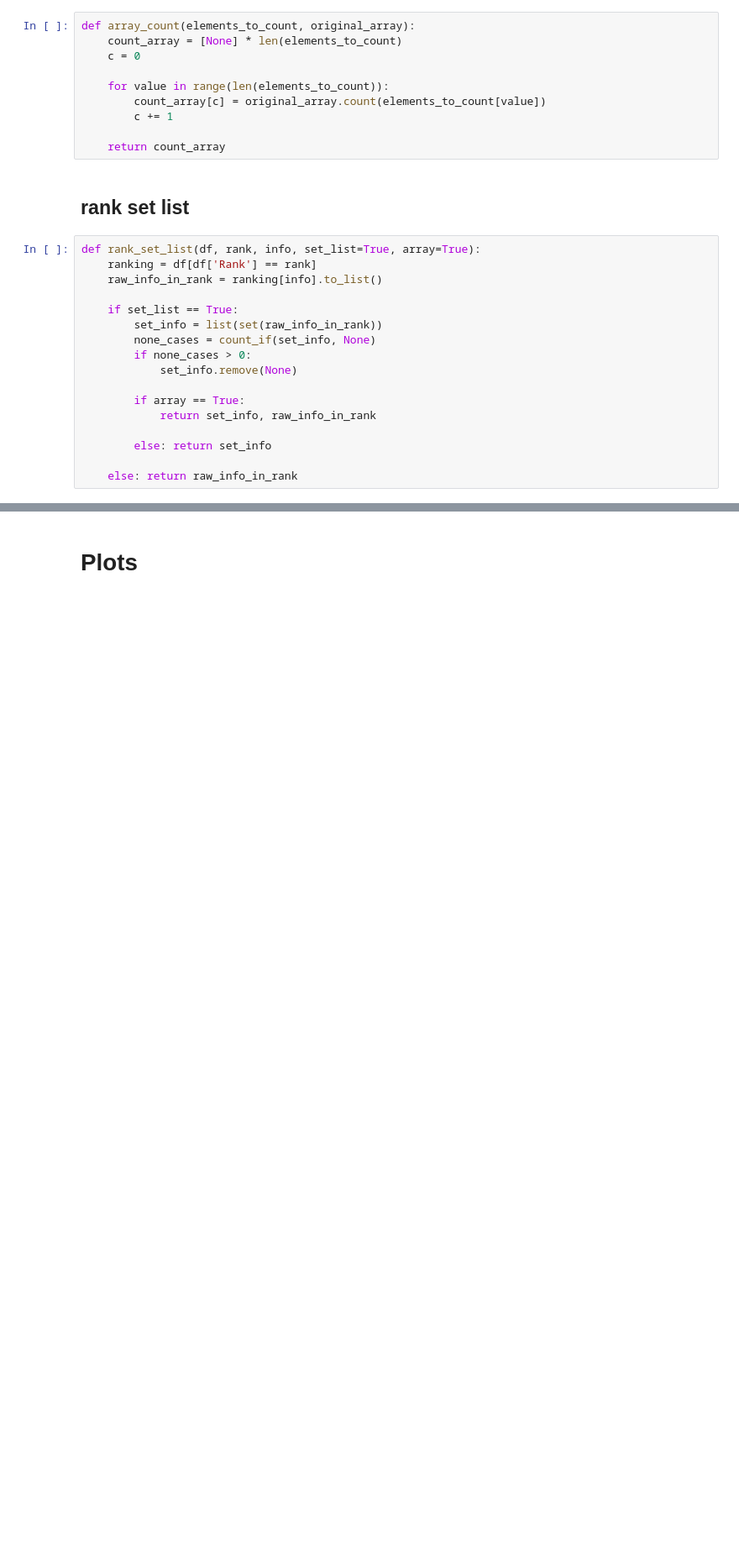
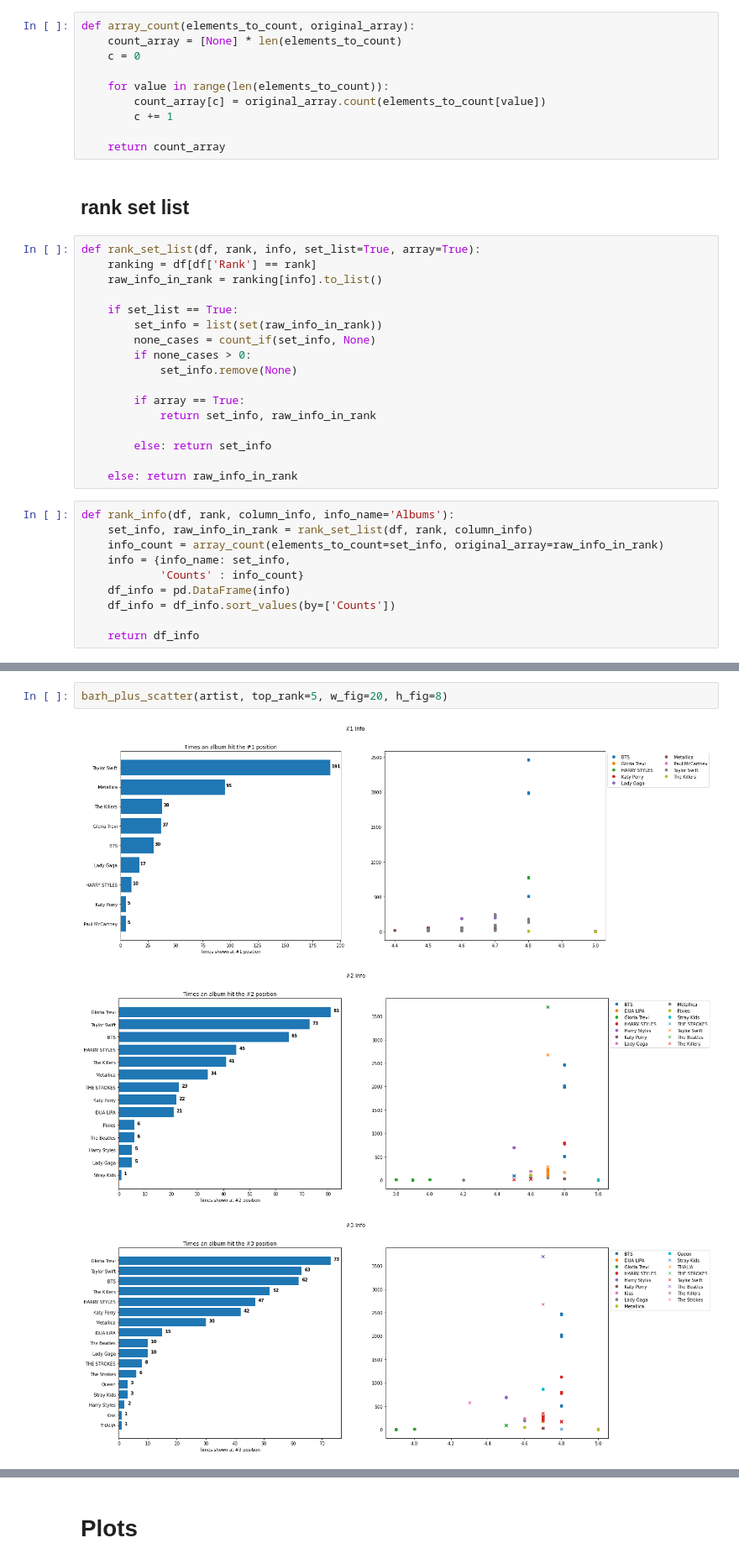
Before and after one commit to Edward-TL/amazon_scraper, a Jupyter notebook: Amazon_Mx_Music_Rank.ipynb, the cells around one changed output, grey strips where cells are left out. Shown at 84% size. Cells and saved outputs as stored; diff of their text form; blank space fills up the shorter version.

Commit message:
barh and scatter byside made

```diff
--- a/Amazon_Mx_Music_Rank.ipynb
+++ b/Amazon_Mx_Music_Rank.ipynb
@@ -99,3 +95,13 @@ def rank_set_list(df, rank, info, set_list=True, array=True):
         else: return set_info
 
     else: return raw_info_in_rank
+# %%
+def rank_info(df, rank, column_info, info_name='Albums'):
+    set_info, raw_info_in_rank = rank_set_list(df, rank, column_info)
+    info_count = array_count(elements_to_count=set_info, original_array=raw_info_in_rank)
+    info = {info_name: set_info,
+            'Counts' : info_count}
+    df_info = pd.DataFrame(info)
+    df_info = df_info.sort_values(by=['Counts'])
+
+    return df_info
@@ -101,0 +211,6 @@ def rank_set_list(df, rank, info, set_list=True, array=True):
+# %%
+barh_plus_scatter(artist, top_rank=5, w_fig=20, h_fig=8)
+# %% [output]
+[figure, added]
+[figure, added]
+[figure, added]
```
Also changed, not shown: parts of 15 cells of this notebook.
